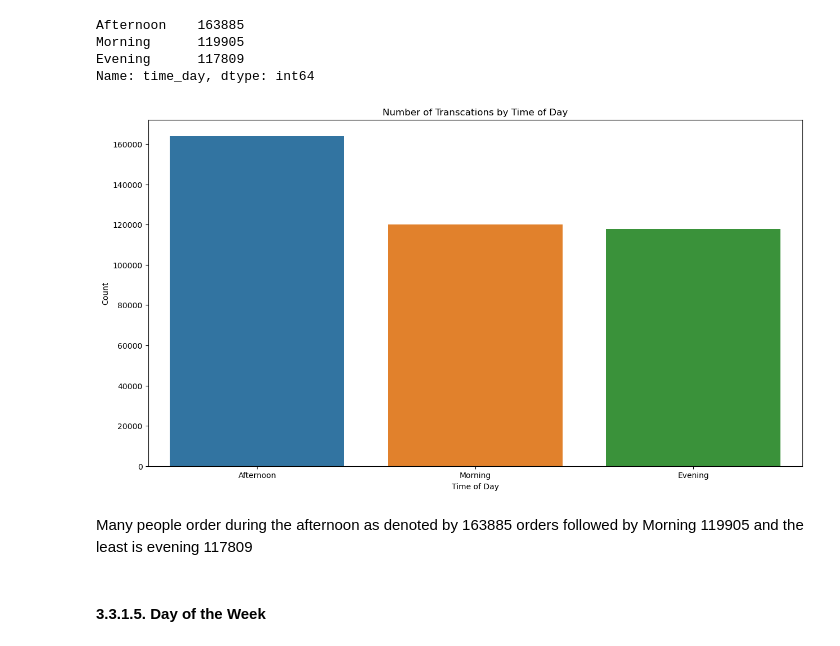
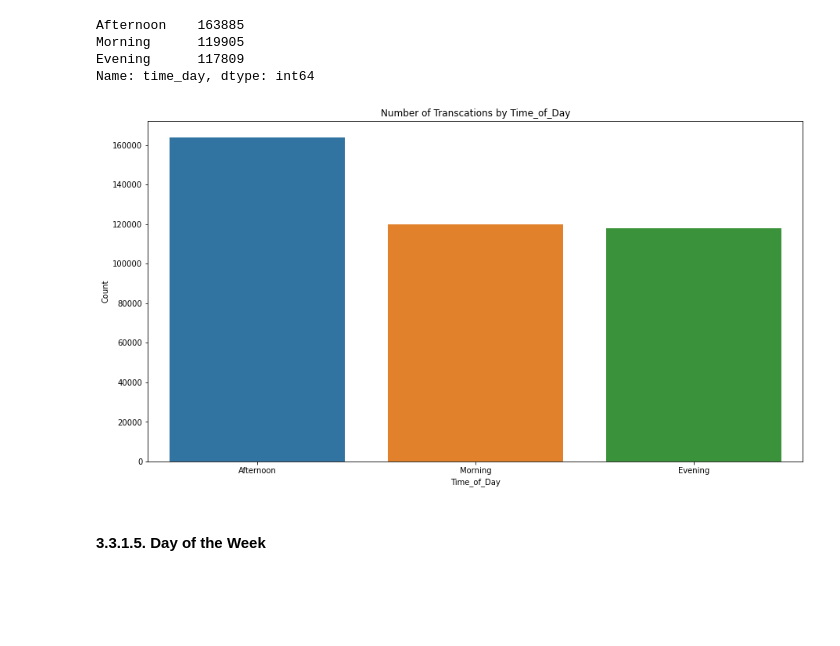
Before and after one commit to Azegele/Phase-4-Project, a Jupyter notebook: Ecommerce Data Set.ipynb, the cells around one changed output. Cells and saved outputs as stored; diff of their text form; code cells hidden in the pictures; blank space fills up the shorter version.

```diff
--- a/Ecommerce Data Set.ipynb
+++ b/Ecommerce Data Set.ipynb
@@ -469,17 +493,16 @@ Morning      119905
 Evening      117809
 Name: time_day, dtype: int64
 # %%
+#Months count plot
 plt.figure(figsize=(15,8))
 
 sns.countplot(x='time_day', data= df, order=df['time_day'].value_counts().index)
-plt.title('Number of Transcations by Time of Day')
-plt.xlabel('Time of Day')
+plt.title('Number of Transcations by Time_of_Day')
+plt.xlabel('Time_of_Day')
 plt.ylabel('Count')
 plt.show()
 # %% [output]
-[figure, old version]
+[figure, new version]
-# %% [markdown]
-Many people order during the afternoon as denoted by 163885 orders followed by Morning 119905 and the least is evening 117809
 # %% [markdown]
 #### 3.3.1.5. Day of the Week
 # %%
```
Also changed, not shown: parts of 65 cells of this notebook.
